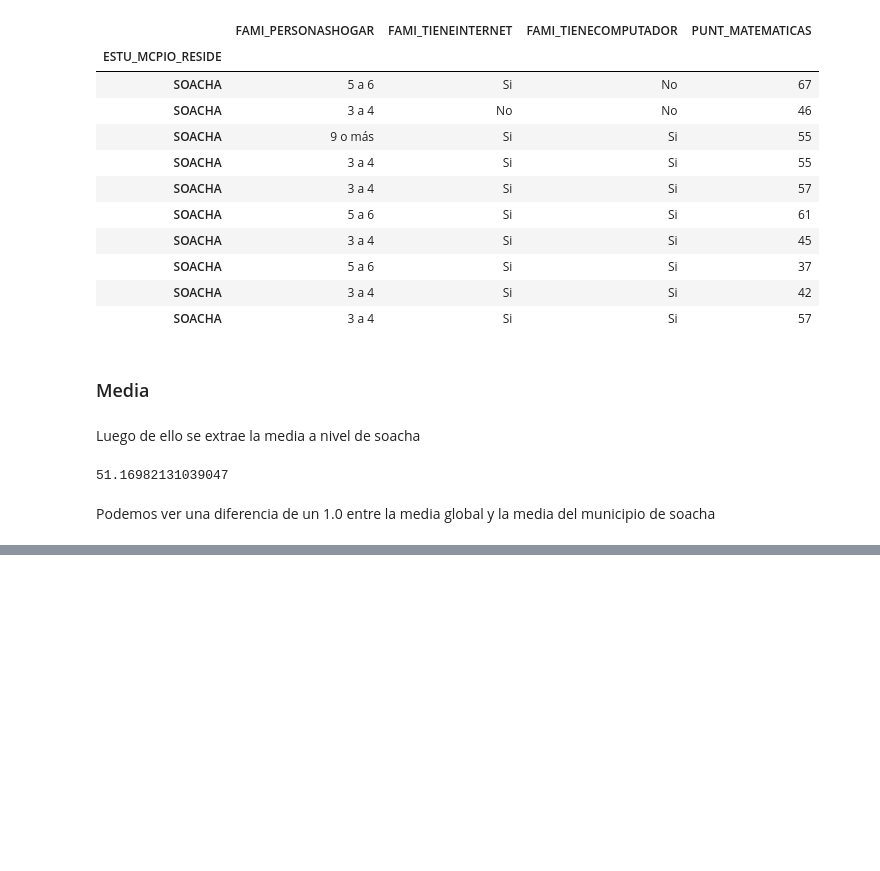
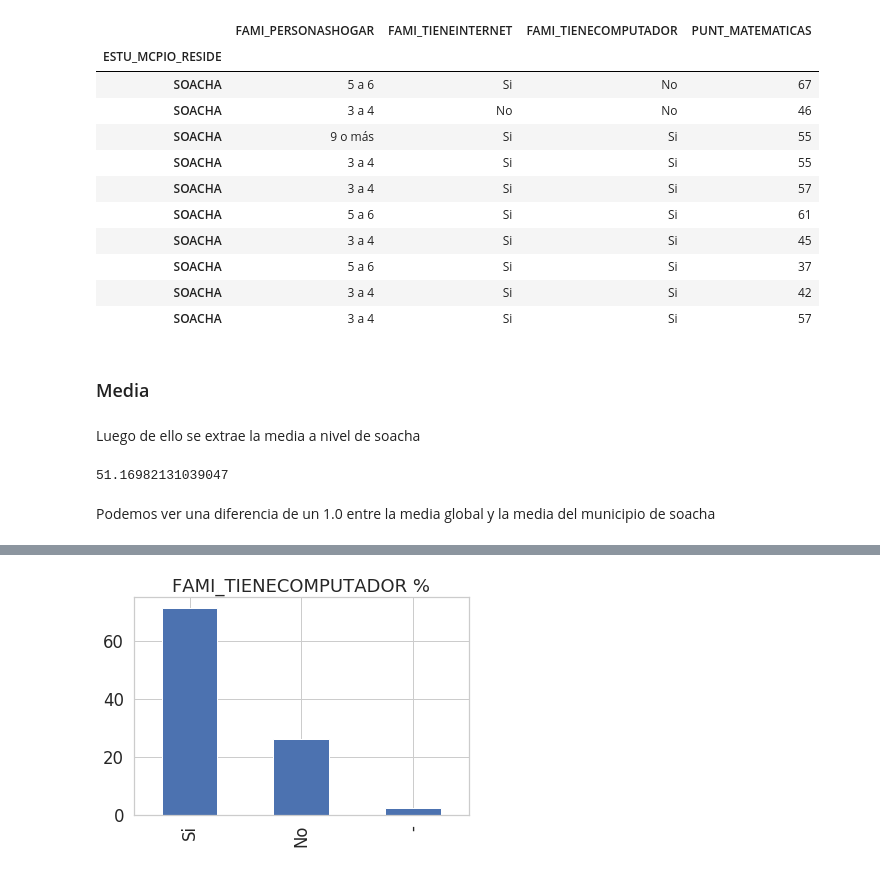
Before and after one commit to ygalindofor/Pruebas-saber-11-edicion-2018-, a Jupyter notebook: pruebassaber11.ipynb, the cells around one changed output, grey strips where cells are left out. Saved outputs shown, nothing was run; the diff lists cells and outputs as text; code cells hidden in the pictures; blank space fills up the shorter version.

```diff
--- a/pruebassaber11.ipynb
+++ b/pruebassaber11.ipynb
@@ -123,0 +143,5 @@ Podemos ver una diferencia de un 1.0 entre la media global y la media del munici
+# %%
+plot = (100 * pruebasSaber11_df_s['FAMI_TIENECOMPUTADOR'].value_counts() / len(pruebasSaber11_df_s['FAMI_TIENECOMPUTADOR'])).plot(
+kind='bar', title='FAMI_TIENECOMPUTADOR %')
+# %% [output]
+[figure, added]
```
Also changed, not shown: parts of 12 cells of this notebook.
